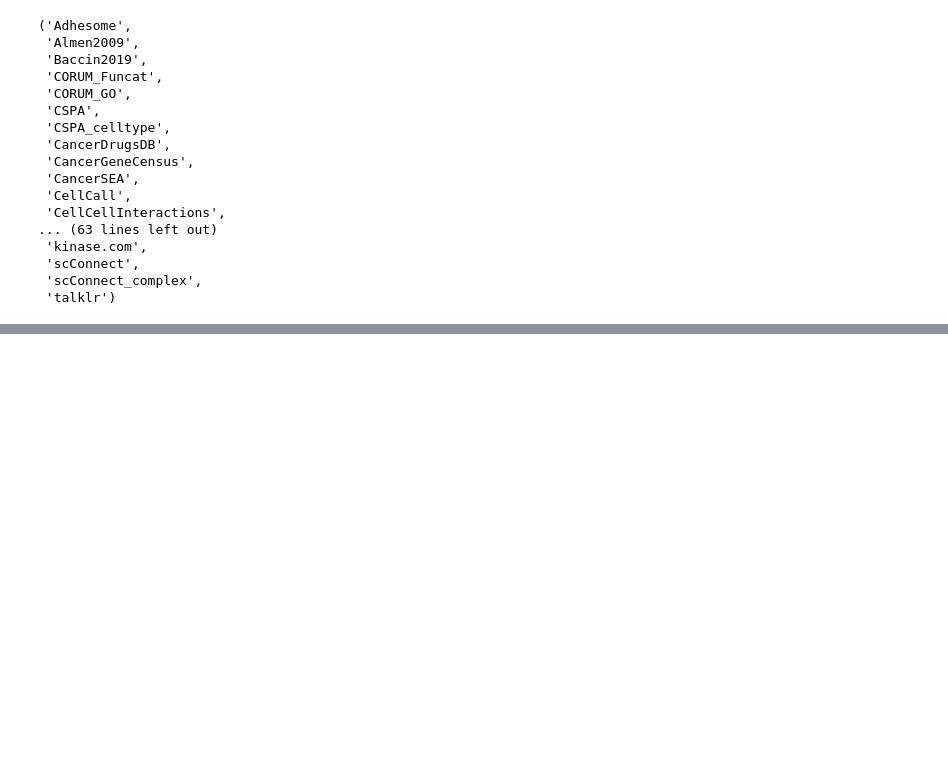
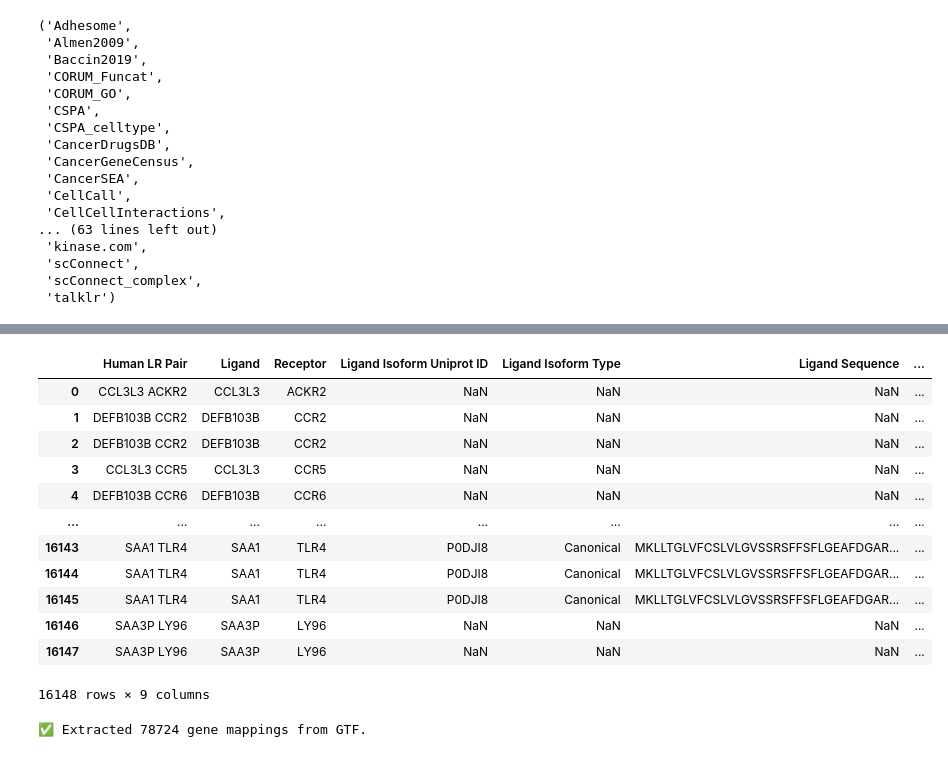
Before and after one commit to bioinfo-YCU/ConnectomeDB, a Jupyter notebook: Python_test.ipynb, the cells around one changed output, grey strips where cells are left out. Saved outputs shown, nothing was run; the diff lists cells and outputs as text; code cells hidden in the pictures; blank space fills up the shorter version.

```diff
--- a/Python_test.ipynb
+++ b/Python_test.ipynb
@@ -176,0 +249,2 @@ op.requests.Annotations.resources()
+# %%
+df= pd.read_table("data/human_uniprot_isoforms.tsv", sep="\t")
@@ -176,0 +257,2 @@ op.requests.Annotations.resources()
+# %%
+df = df[['UniProt ID', 'Gene Symbol', 'Isoform Type', 'FASTA Sequence']]
@@ -176,0 +275,2 @@ op.requests.Annotations.resources()
+# %%
+lim_df = gene_pair0[["Human LR Pair", "Ligand", "Receptor"]]
@@ -176,0 +293,7 @@ op.requests.Annotations.resources()
+# %%
+lim_df = lim_df.merge(df, how='left', left_on='Ligand', right_on='Gene Symbol')
+lim_df = lim_df.drop(columns=["Gene Symbol"])
+lim_df = lim_df.rename(columns={"FASTA Sequence": "Ligand Sequence",
+                                "UniProt ID": "Ligand Isoform Uniprot ID",
+                                "Isoform Type": "Ligand Isoform Type"})
+lim_df
@@ -176,0 +314,21 @@ op.requests.Annotations.resources()
+# %%
+lim_df = lim_df.merge(df, how='left', left_on='Receptor', right_on='Gene Symbol')
+lim_df = lim_df.drop(columns=["Gene Symbol"])
+lim_df = lim_df.rename(columns={"FASTA Sequence": "Receptor Sequence",
+                                "UniProt ID": "Receptor Isoform Uniprot ID",
+                                "Isoform Type": "Receptor Isoform Type"})
+lim_df
+# %% [output]
+|  | Human LR Pair | Ligand | Receptor | Ligand Isoform Uniprot ID | Ligand Isoform Type | Ligand Sequence | ... |
+| 0 | CCL3L3 ACKR2 | CCL3L3 | ACKR2 | NaN | NaN | NaN | ... |
+| 1 | DEFB103B CCR2 | DEFB103B | CCR2 | NaN | NaN | NaN | ... |
+| 2 | DEFB103B CCR2 | DEFB103B | CCR2 | NaN | NaN | NaN | ... |
+| 3 | CCL3L3 CCR5 | CCL3L3 | CCR5 | NaN | NaN | NaN | ... |
+| 4 | DEFB103B CCR6 | DEFB103B | CCR6 | NaN | NaN | NaN | ... |
+| ... | ... | ... | ... | ... | ... | ... | ... |
+| 16143 | SAA1 TLR4 | SAA1 | TLR4 | P0DJI8 | Canonical | MKLLTGLVFCSLVLGVSSRSFFSFLGEAFDGAR... | ... |
+| 16144 | SAA1 TLR4 | SAA1 | TLR4 | P0DJI8 | Canonical | MKLLTGLVFCSLVLGVSSRSFFSFLGEAFDGAR... | ... |
+| 16145 | SAA1 TLR4 | SAA1 | TLR4 | P0DJI8 | Canonical | MKLLTGLVFCSLVLGVSSRSFFSFLGEAFDGAR... | ... |
+| 16146 | SAA3P LY96 | SAA3P | LY96 | NaN | NaN | NaN | ... |
+| 16147 | SAA3P LY96 | SAA3P | LY96 | NaN | NaN | NaN | ... |
+16148 rows × 9 columns
@@ -176,0 +337,24 @@ op.requests.Annotations.resources()
+# %%
+import gzip
+import re
+import pandas as pd
+
+# Step 1: Extract Gene Symbol Mapping from GTF
+gtf_file = "data/gencode.v47.annotation.gtf.gz"
+gene_map = {}
+
+# Read GTF file and extract gene_id -> gene_name mapping
+with gzip.open(gtf_file, "rt") as f:
+    for line in f:
+        if line.startswith("#"):  # Skip comments
+            continue
+
+        fields = line.strip().split("\t")
+        if fields[2] == "gene":  # Only extract gene entries
+            info = {key.strip(): value.strip('"') for key, value in re.findall(r'(\S+) "([^"]+)"', fields[8])}
+            if "gene_id" in info and "gene_name" in info:
+                gene_map[info["gene_id"]] = info["gene_name"]
+
+print(f"✅ Extracted {len(gene_map)} gene mappings from GTF.")
+# %% [output]
+✅ Extracted 78724 gene mappings from GTF.
```
Also changed, not shown: parts of 21 cells of this notebook, 3 other files.
